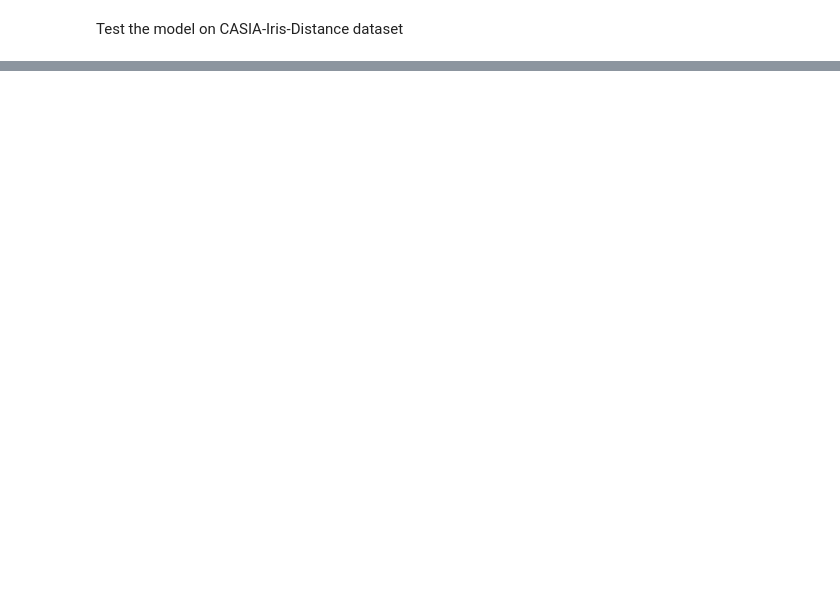
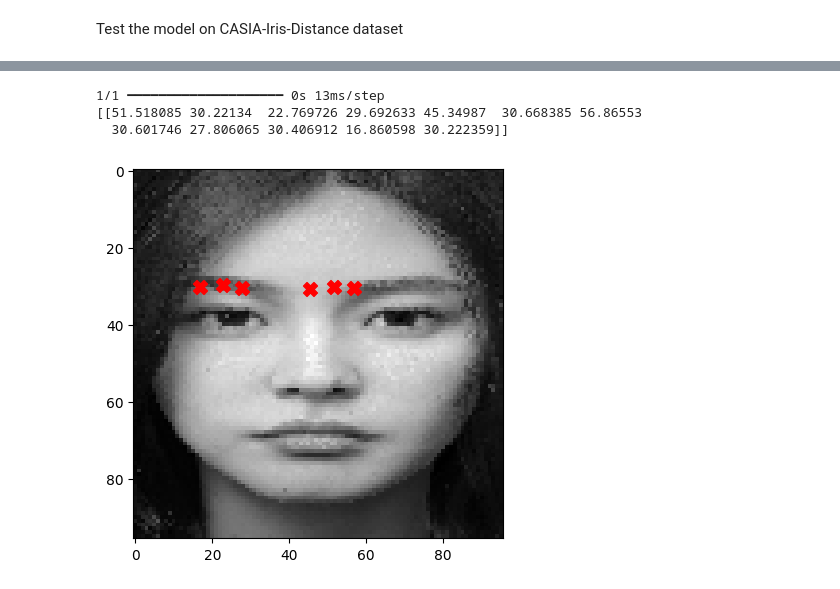
Before and after one commit to davide-tonetto-884585/eye_CNNs, a Jupyter notebook: face_eyes_detector.ipynb, the cells around one changed output, grey strips where cells are left out. Drawn from its saved outputs; the diff is of its cells as text; code cells hidden in the pictures; blank space fills up the shorter version.

```diff
--- a/face_eyes_detector.ipynb
+++ b/face_eyes_detector.ipynb
@@ -465,0 +445,17 @@ plt.show()
+# %%
+test_image = cv2.imread('./dataset/test_face_3.jpg', cv2.IMREAD_GRAYSCALE)
+test_image = cv2.resize(test_image, (96, 96))
+test_image = np.expand_dims(test_image, axis=2)
+
+test_landmarks = model.predict(test_image.reshape(1, 96, 96, 1) / 255.0)
+
+print(test_landmarks)
+
+plt.imshow(test_image[:,:,0], cmap='gray')
+plt.scatter(test_landmarks[0,0::2],test_landmarks[0,1::2],marker='X',c='r',s=100)
+plt.show()
+# %% [output]
+1/1 ━━━━━━━━━━━━━━━━━━━━ 0s 13ms/step
+[[51.518085 30.22134  22.769726 29.692633 45.34987  30.668385 56.86553
+  30.601746 27.806065 30.406912 16.860598 30.222359]]
+[figure, added]
```
Also changed, not shown: parts of 14 cells of this notebook, 2 other files.
